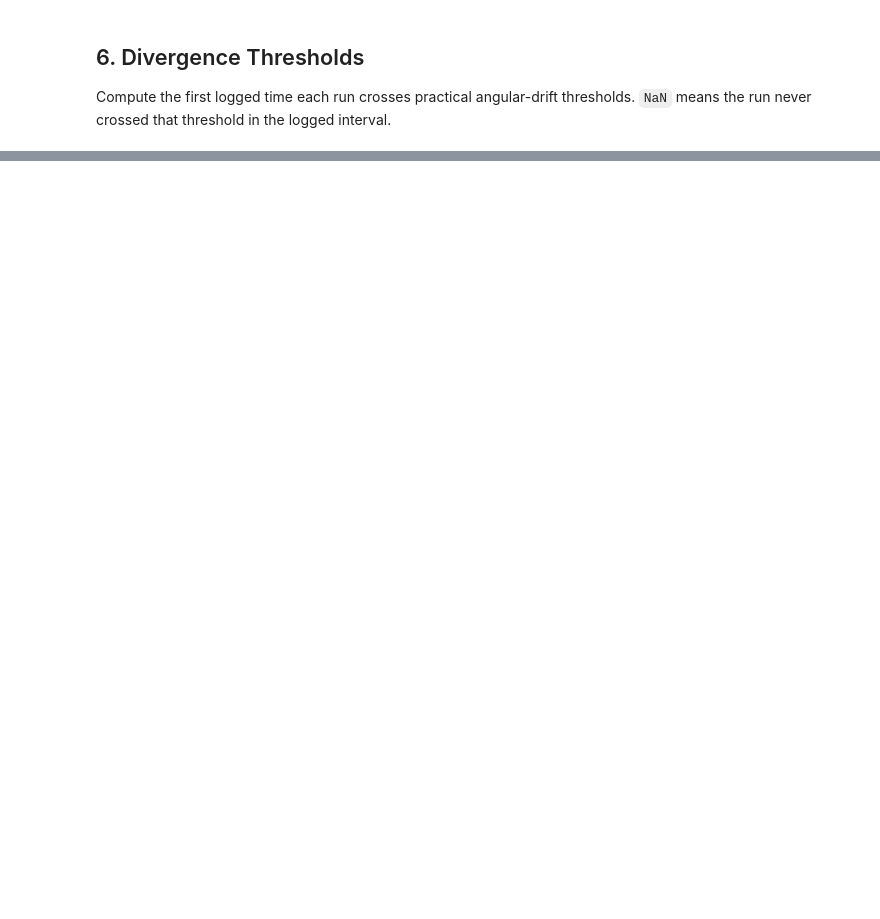
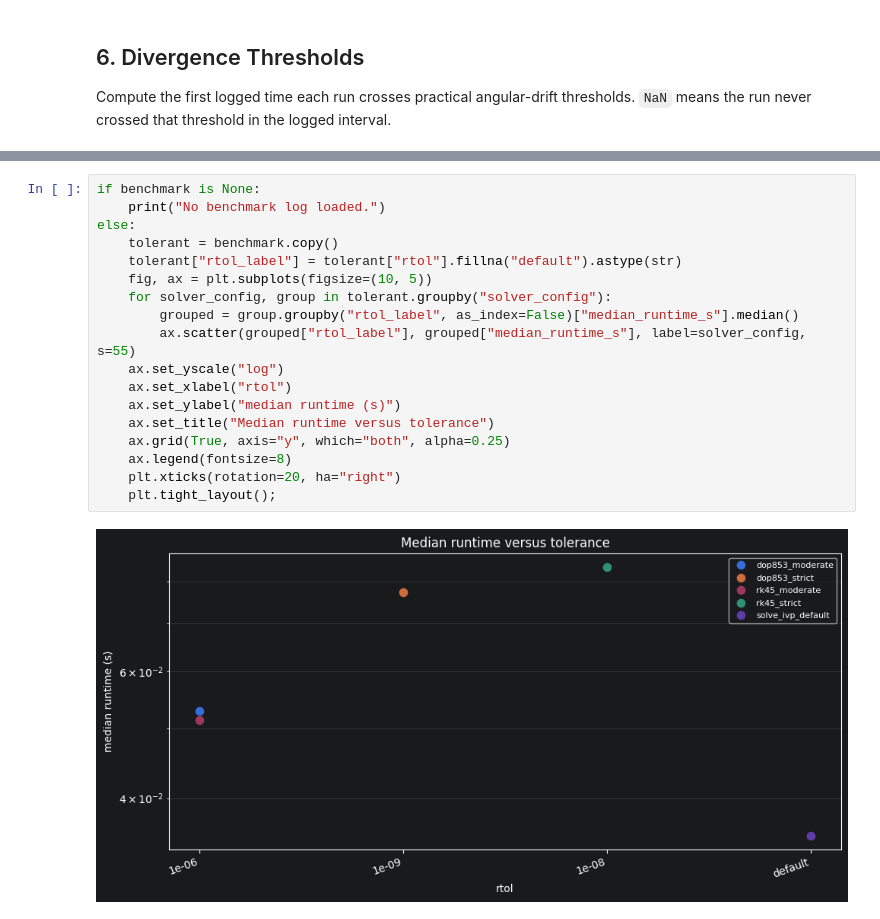
Before and after one commit to pineapple-bois/Double_Pendulum_App, a Jupyter notebook: development/math_fidelity/explore_drift_evidence.ipynb, the cells around one changed output, grey strips where cells are left out. Saved outputs shown, nothing was run; the diff lists cells and outputs as text; blank space fills up the shorter version.

```diff
--- a/development/math_fidelity/explore_drift_evidence.ipynb
+++ b/development/math_fidelity/explore_drift_evidence.ipynb
@@ -215,0 +406,20 @@ sorted(FIGURE_DIR.glob("*.png"))
+# %%
+if benchmark is None:
+    print("No benchmark log loaded.")
+else:
+    tolerant = benchmark.copy()
+    tolerant["rtol_label"] = tolerant["rtol"].fillna("default").astype(str)
+    fig, ax = plt.subplots(figsize=(10, 5))
+    for solver_config, group in tolerant.groupby("solver_config"):
+        grouped = group.groupby("rtol_label", as_index=False)["median_runtime_s"].median()
+        ax.scatter(grouped["rtol_label"], grouped["median_runtime_s"], label=solver_config, s=55)
+    ax.set_yscale("log")
+    ax.set_xlabel("rtol")
+    ax.set_ylabel("median runtime (s)")
+    ax.set_title("Median runtime versus tolerance")
+    ax.grid(True, axis="y", which="both", alpha=0.25)
+    ax.legend(fontsize=8)
+    plt.xticks(rotation=20, ha="right")
+    plt.tight_layout();
+# %% [output]
+[figure, added]
```
Also changed, not shown: parts of 25 cells of this notebook, 7 other files.
